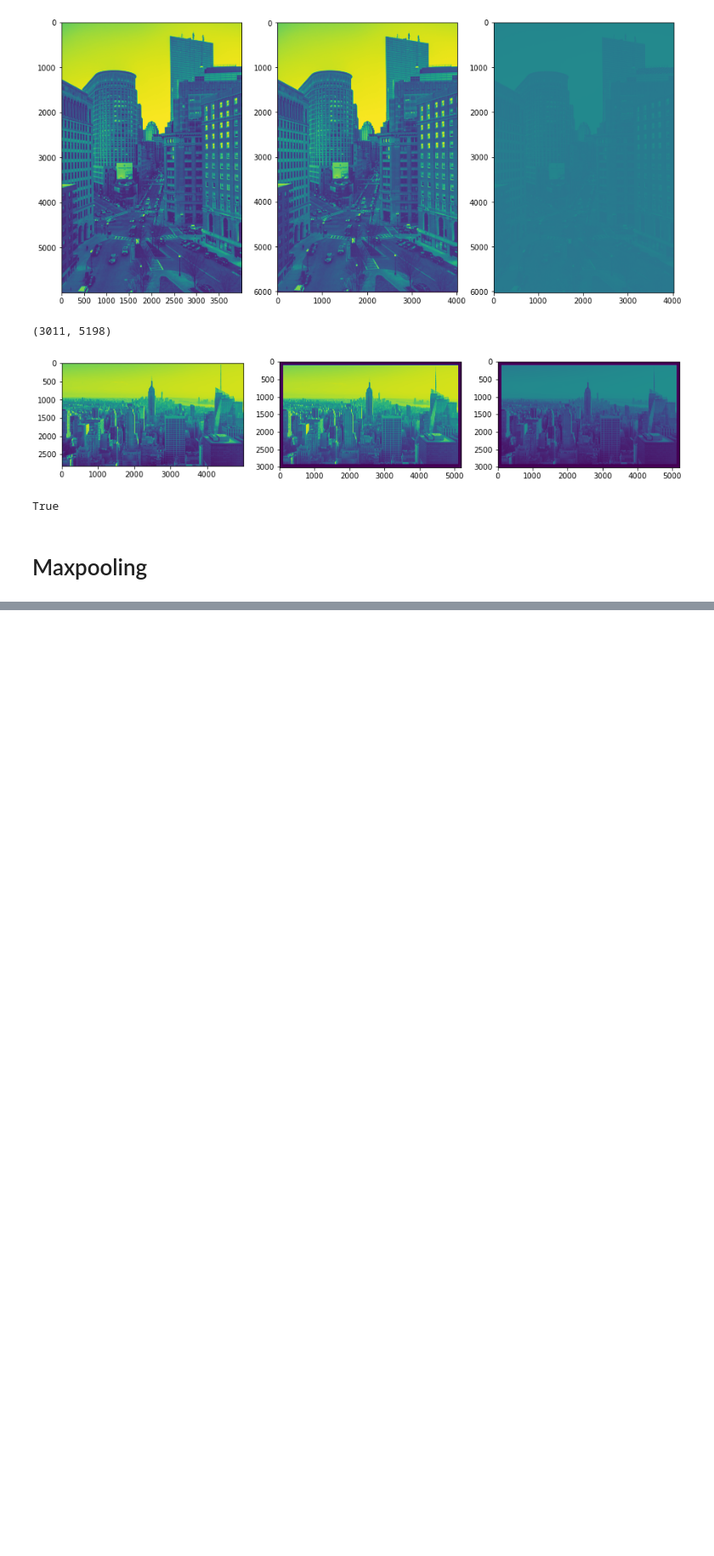
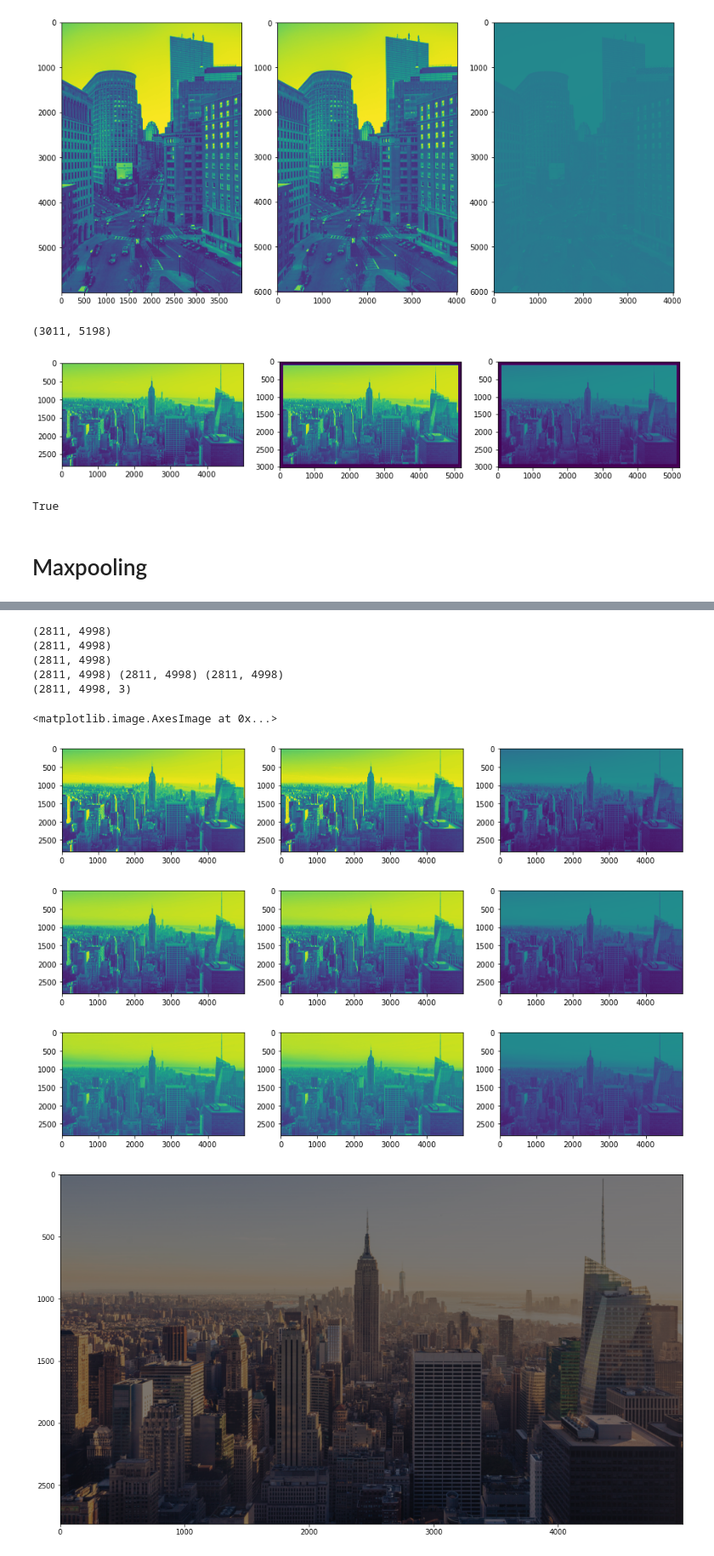
Before and after one commit to karim-moon/basic_deeplearning, a Jupyter notebook: convolution/basic_conv.ipynb, the cells around one changed output, grey strips where cells are left out. Shown at 85% size. Cells and saved outputs as stored; diff of their text form; code cells hidden in the pictures; blank space fills up the shorter version.

```diff
--- a/convolution/basic_conv.ipynb
+++ b/convolution/basic_conv.ipynb
@@ -171,0 +177,29 @@ max_pooled_image_2.shape
+# %%
+def convolution3D(image, kernel, padding = 0, strides = 1):
+    B, G, R = cv2.split(image)
+
+    R_conved = convolution(R, kernel, padding, strides)
+    G_conved = convolution(G, kernel, padding, strides)
+    B_conved = convolution(B, kernel, padding, strides)
+
+    print(R_conved.shape, G_conved.shape, B_conved.shape)
+    conved_image = cv2.merge([R_conved, G_conved, B_conved]).astype(int)
+    print(conved_image.shape)
+
+    return conved_image
+# %%
+conved_3d = convolution3D(image_2, gaussian)
+
+plt.figure(figsize=(16, 10))
+plt.imshow(conved_3d)
+# %% [output]
+(2811, 4998)
+(2811, 4998)
+(2811, 4998)
+(2811, 4998) (2811, 4998) (2811, 4998)
+(2811, 4998, 3)
+<matplotlib.image.AxesImage at 0x...>
+[figure, added]
+[figure, added]
+[figure, added]
+[figure, added]
```
Also changed, not shown: parts of 9 cells of this notebook, 18 other files.
